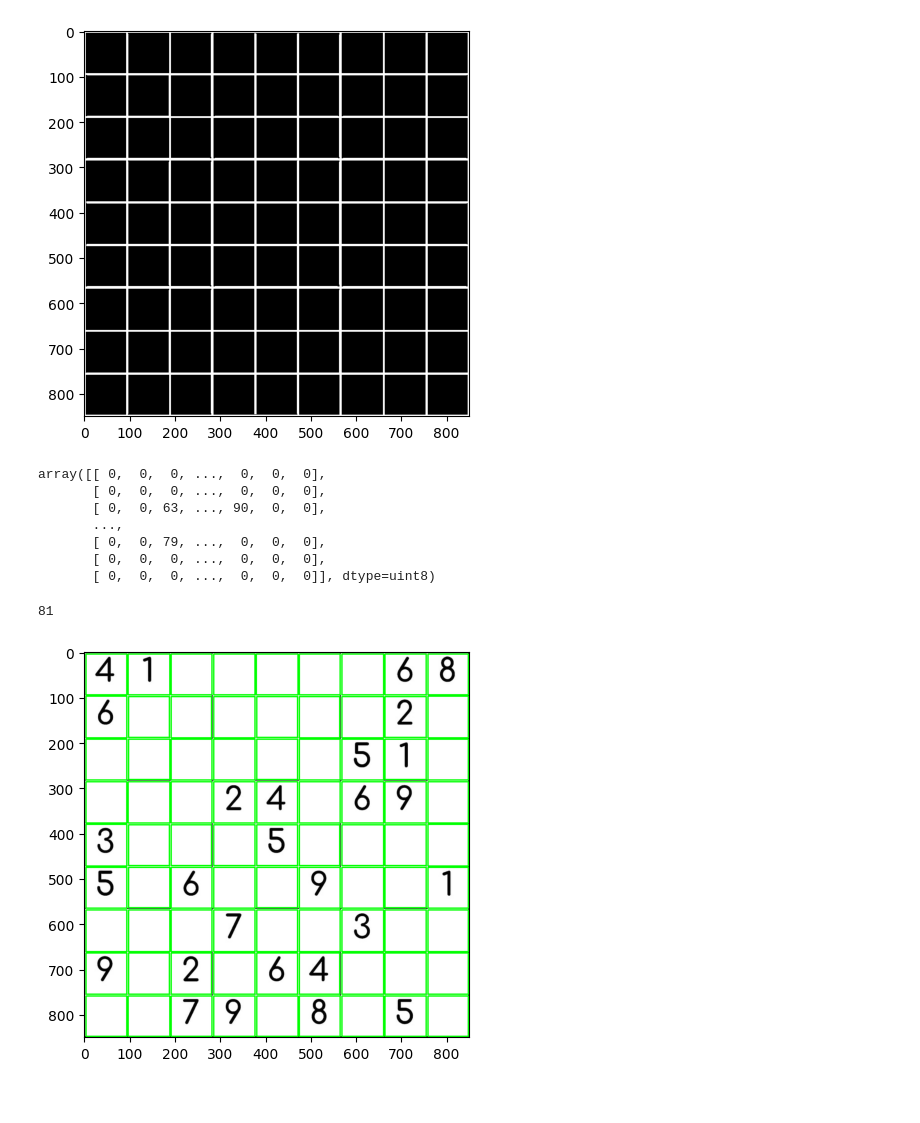
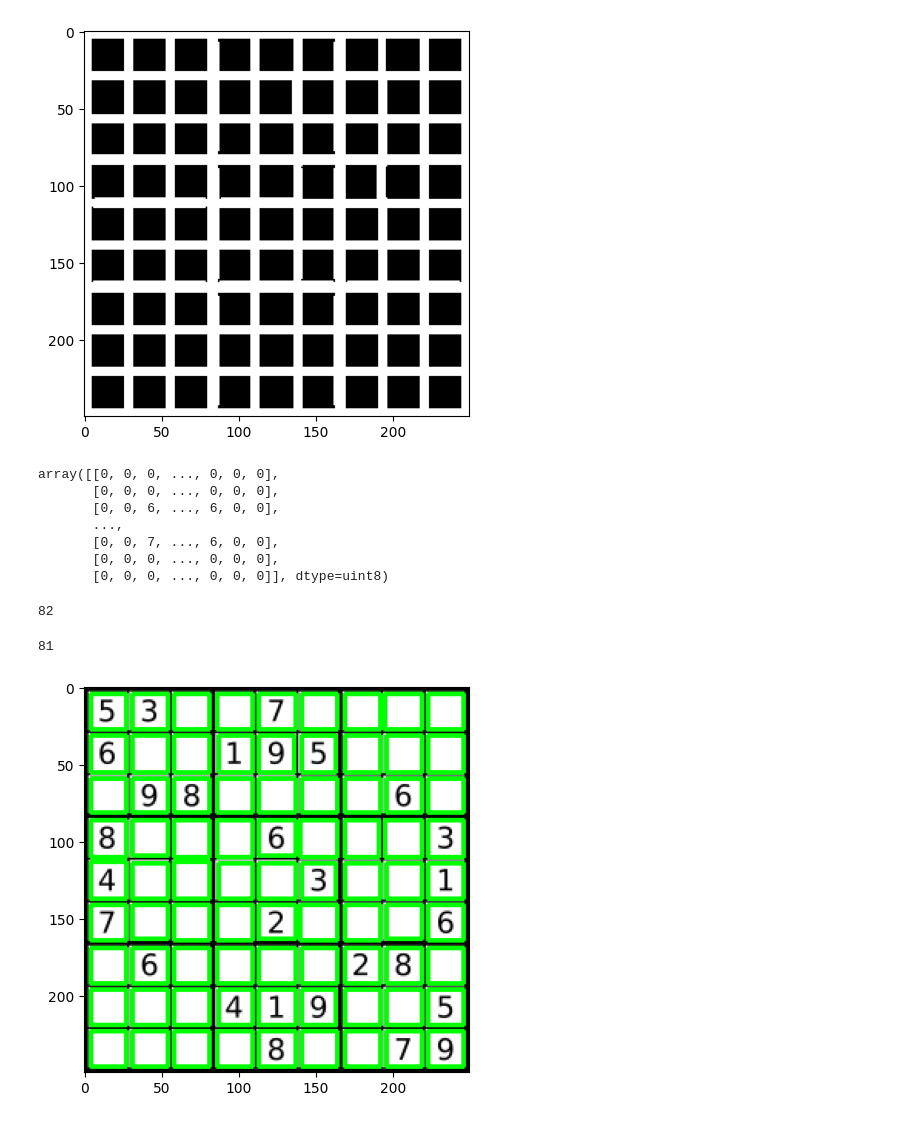
Before and after one commit to MuhammetAliVarlik/Digital-Image-Processing-Projects, a Jupyter notebook: Image Processing/9-Sudoku Solver/Sudoku Solver.ipynb, the cells around one changed output. Saved outputs shown, nothing was run; the diff lists cells and outputs as text; code cells hidden in the pictures.

```diff
--- a/Image Processing/9-Sudoku Solver/Sudoku Solver.ipynb
+++ b/Image Processing/9-Sudoku Solver/Sudoku Solver.ipynb
@@ -3,7 +3,7 @@ import cv2
 import numpy as np
 import matplotlib.pyplot as plt
 # %%
-img=cv2.imread("../img/sudoku.jpg")
+img=cv2.imread("../img/sudoku.png")
 plt.figure(figsize=(14, 5))
 # BGR to RGB [..., ::-1]
 plt.imshow(img[..., ::-1])
@@ -83,5 +83,5 @@ plt.show()
 # %%
-kernel=np.ones((4,4),np.uint8)
+kernel=np.ones((5,5),np.uint8)
 edges=cv2.dilate(edges,kernel)
 
 plt.figure(figsize=(14, 5))
@@ -89,43 +89,46 @@ plt.figure(figsize=(14, 5))
 plt.imshow(edges,cmap="gray")
 plt.show()
 # %% [output]
-[figure, old version]
+[figure, new version]
 # %%
 imgSmooth=cv2.blur(edges,(2,2))
 # %%
-cnts,hierarchy=cv2.findContours(image=imgSmooth,mode=cv2.RETR_TREE,method=cv2.CHAIN_APPROX_NONE)
+cnts,hierarchy=cv2.findContours(image=edges,mode=cv2.RETR_TREE,method=cv2.CHAIN_APPROX_NONE)
 newImage=imgGray.copy()
 cv2.drawContours(image=newImage,contours=cnts,contourIdx=-1,color=(0,0,255),thickness=2,lineType=cv2.LINE_AA)
 # %% [output]
-array([[ 0,  0,  0, ...,  0,  0,  0],
-       [ 0,  0,  0, ...,  0,  0,  0],
-       [ 0,  0, 63, ..., 90,  0,  0],
+array([[0, 0, 0, ..., 0, 0, 0],
+       [0, 0, 0, ..., 0, 0, 0],
+       [0, 0, 6, ..., 6, 0, 0],
        ...,
-       [ 0,  0, 79, ...,  0,  0,  0],
-       [ 0,  0,  0, ...,  0,  0,  0],
-       [ 0,  0,  0, ...,  0,  0,  0]], dtype=uint8)
+       [0, 0, 7, ..., 6, 0, 0],
+       [0, 0, 0, ..., 0, 0, 0],
+       [0, 0, 0, ..., 0, 0, 0]], dtype=uint8)
 # %%
 from imutils import contours
 cnts,_=contours.sort_contours(cnts,method="left-to-right")
 cnts,_=contours.sort_contours(cnts,method="top-to-bottom")
+# %%
+len(cnts)
+# %% [output]
+82
 # %%
 imageCopy=img.copy()
 count=0
 for c in cnts:
-
-    if(cv2.contourArea(c)>1000 and cv2.contourArea(c)<10000):
+    if(cv2.contourArea(c)>300 and cv2.contourArea(c)<550):
         count=count+1
         rect=cv2.boundingRect(c)
         x,y,w,h=rect
         cv2.rectangle(imageCopy,(x,y),(x+w,y+h),(0,255,0),2)
 print(count)
 plt.figure(figsize=(14, 5))
 # BGR to RGB [..., ::-1]
 plt.imshow(imageCopy[..., ::-1])
 plt.show()
 # %% [output]
 81
-[figure, old version]
+[figure, new version]
 # %%
 import pytesseract as pyt
 import os
```
Also changed, not shown: parts of 17 cells of this notebook, 16 other files.
